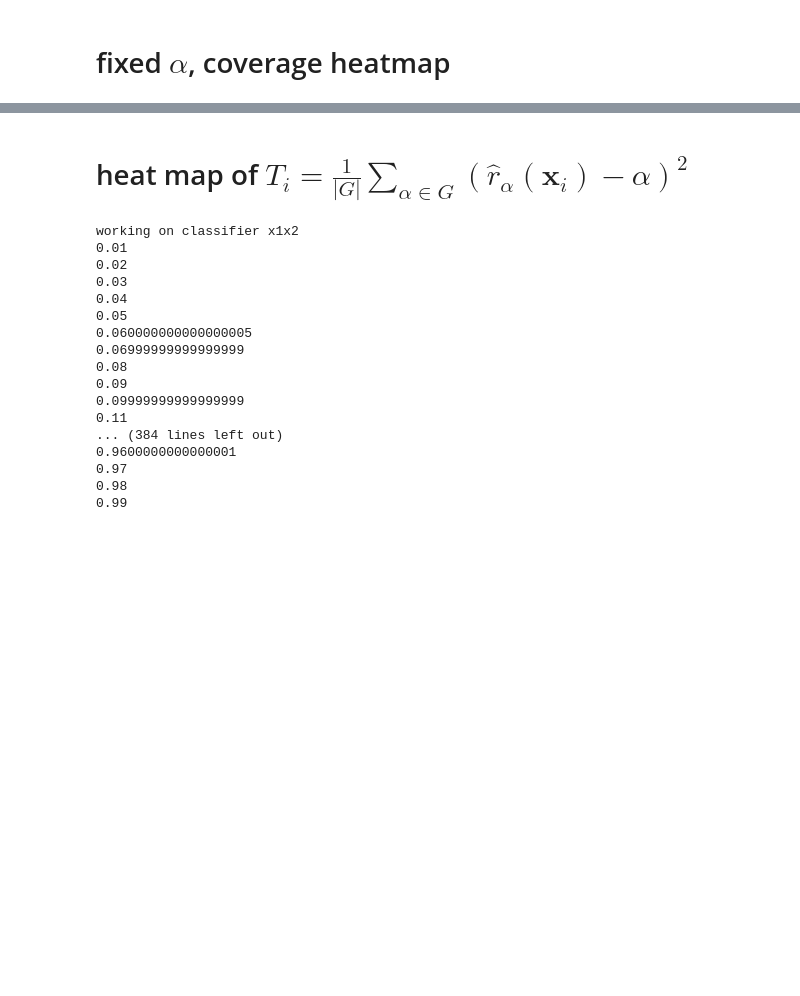
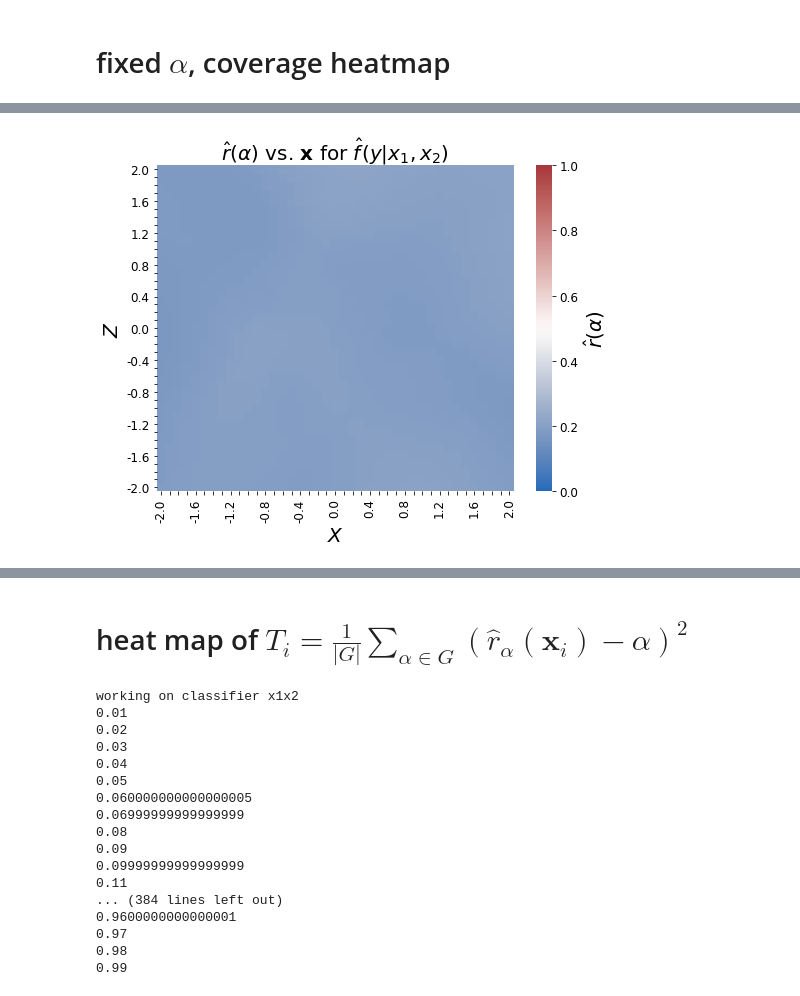
Before and after one commit to zhao-david/CDE-diagnostics, a Jupyter notebook: toy_example_1_v2.ipynb, the cells around one changed output, grey strips where cells are left out. Cells and saved outputs as stored; diff of their text form; code cells hidden in the pictures; blank space fills up the shorter version.

```diff
--- a/toy_example_1_v2.ipynb
+++ b/toy_example_1_v2.ipynb
@@ -613,12 +159,0 @@ pit_values_dict = {'x1x2': pit_values, 'x1': pit_values_x1, 'x2': pit_values_x2,
-# %%
-rhat_alphas_xi = {}
-for name, pit in pit_values_dict.items():
-    print("working on classifier %s" % name)
-    rhat_alphas_xi[name] = {}
-    for alpha in alphas:
-        print(alpha)
-        ind_values = [1*(x<=alpha) for x in pit]
-        rhat = MLPClassifier(alpha=0, max_iter=25000)
-        rhat.fit(X=x_test, y=ind_values)
-        rhat_alphas_xi[name][alpha] = rhat.predict_proba(points)[:, 1][0]
-rhat_alphas_xi = pd.DataFrame(rhat_alphas_xi)
@@ -781,0 +160,5 @@ plt.tick_params(axis='both', which='major', labelsize=16)
+# %%
+x_range = np.linspace(-2,2,41)
+x, z = np.meshgrid(x_range, x_range)
+grid = np.hstack([x.ravel().reshape(-1,1), z.ravel().reshape(-1,1)])
+x_range_round = [round(x,1) for x in x_range]
@@ -781,0 +168,3 @@ plt.tick_params(axis='both', which='major', labelsize=16)
+# %%
+rhat_alpha = MLPClassifier(alpha=0, max_iter=25000)
+rhat_alpha.fit(X=XZ_test, y=ind_pit_values)
@@ -781,0 +205,32 @@ plt.tick_params(axis='both', which='major', labelsize=16)
+# %%
+fig, ax = plt.subplots(figsize=(8,6))
+sns.heatmap(alpha_pred.reshape(41,41), xticklabels=x_range_round, yticklabels=x_range_round,
+            cbar_kws={'label': "$\hat r($" + r'$\alpha$' + "$)$"}, cmap='vlag', vmin=0, vmax=1)
+ax.invert_yaxis()
+
+plt.title("$\hat r($" + r'$\alpha$' + "$)$ vs. $\mathbf{x}$ for $\hat f(y|x_1,x_2)$", fontsize=20)
+plt.xlabel('$X$', fontsize=20)
+plt.ylabel('$Z$', fontsize=20)
+
+ax.tick_params(axis='both', which='major', labelsize=12)
+cbar_axes = ax.figure.axes[-1]
+cbar_axes.yaxis.label.set_size(20)
+cbar_axes.tick_params(labelsize=12)
+
+every_nth = 2
+for n, label in enumerate(ax.xaxis.get_ticklabels()):
+    if n % every_nth != 0:
+        label.set_visible(False)
+for n, label in enumerate(ax.yaxis.get_ticklabels()):
+    if n % every_nth != 0:
+        label.set_visible(False)
+
+every_nth = 2
+for n, label in enumerate(ax.xaxis.get_ticklabels()):
+    if n % every_nth != 0:
+        label.set_visible(False)
+for n, label in enumerate(ax.yaxis.get_ticklabels()):
+    if n % every_nth != 0:
+        label.set_visible(False)
+# %% [output]
+[figure, added]
```
Also changed, not shown: parts of 79 cells of this notebook.
